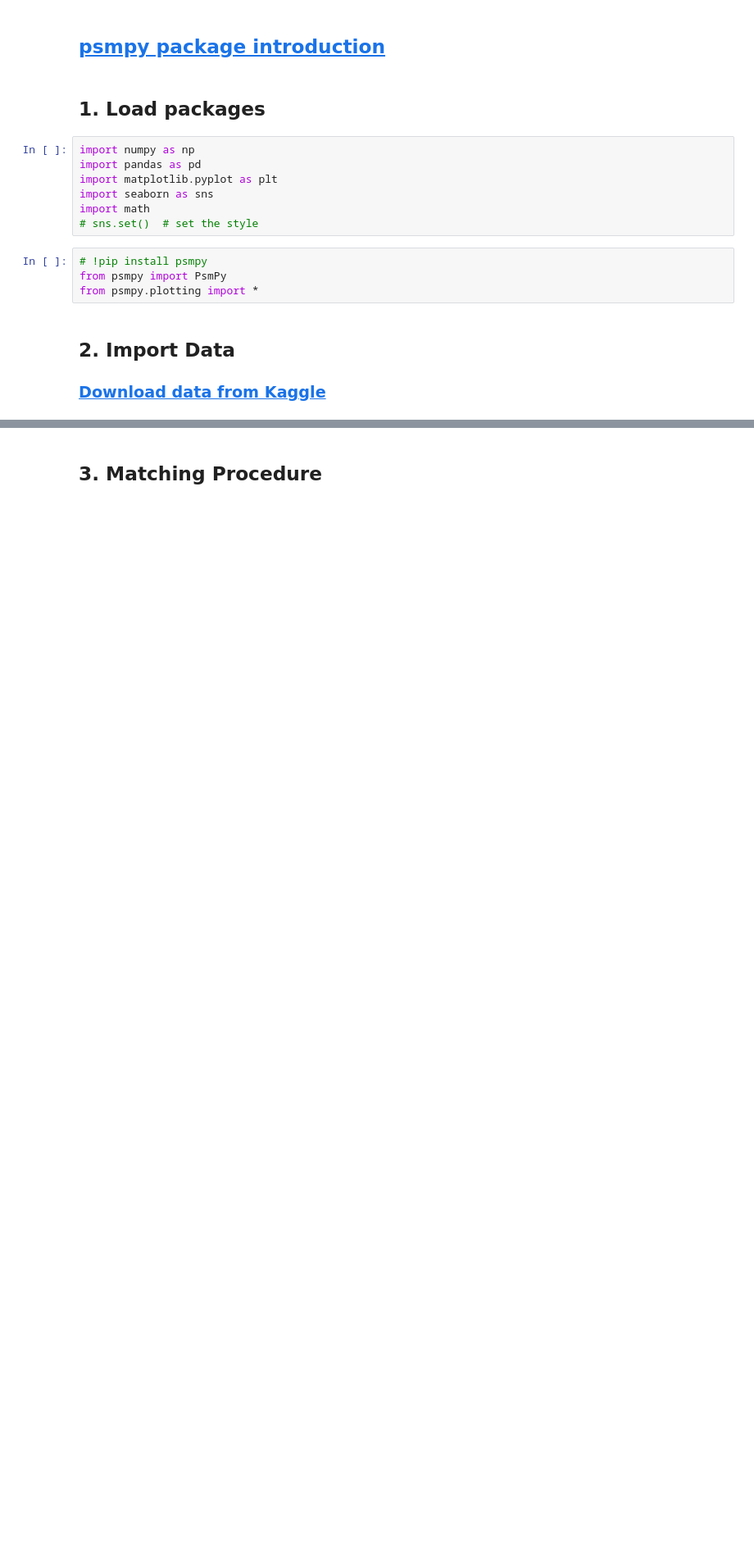
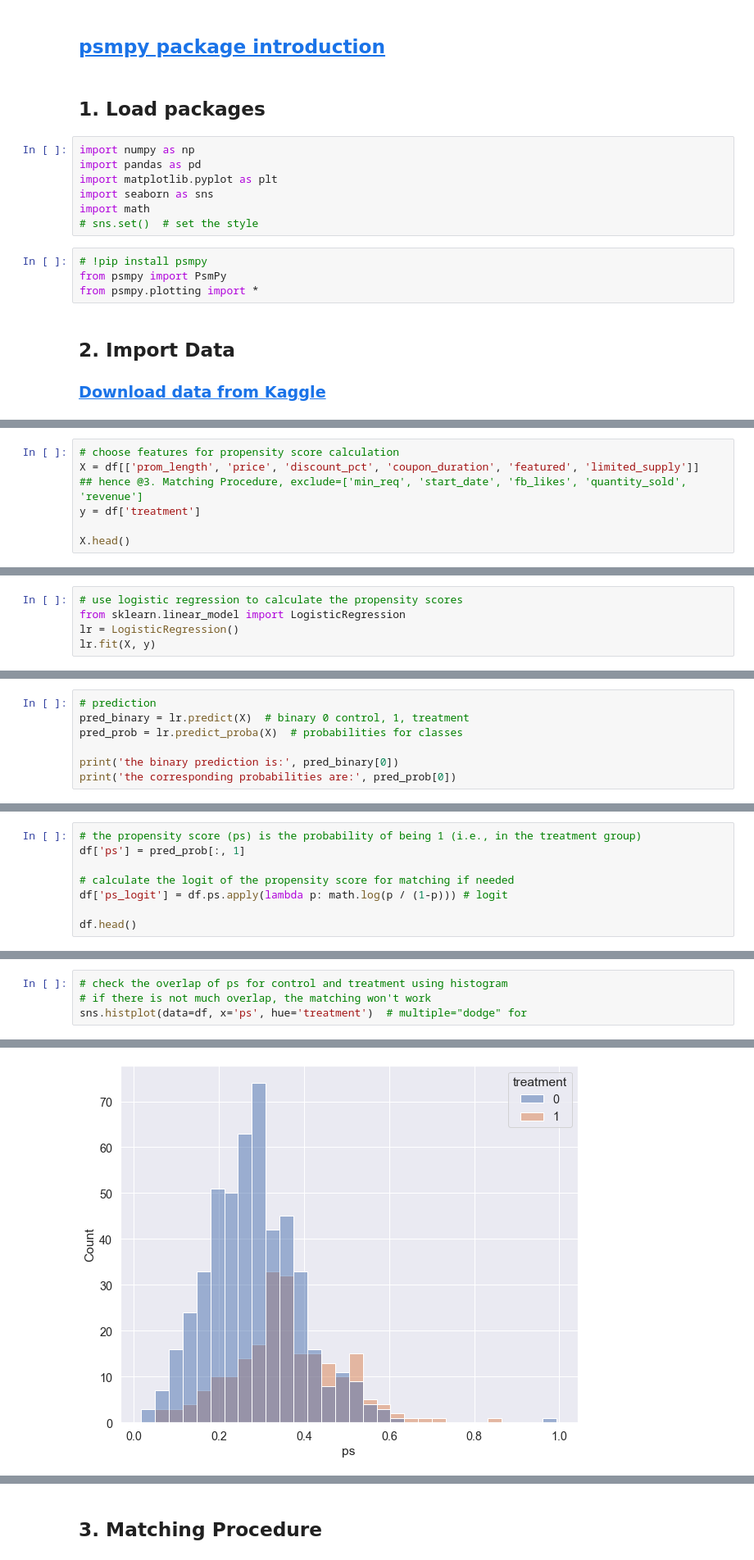
Before and after one commit to 2joonh2/KCB-Mealtable, a Jupyter notebook: python-psm/propensity-score-matching-in-python.ipynb, the cells around one changed output, grey strips where cells are left out. Shown: that part at 82% size. Saved outputs shown, nothing was run; the diff lists cells and outputs as text; blank space fills up the shorter version.

```diff
--- a/python-psm/propensity-score-matching-in-python.ipynb
+++ b/python-psm/propensity-score-matching-in-python.ipynb
@@ -28,0 +73,7 @@ df.head()
+# %%
+# choose features for propensity score calculation
+X = df[['prom_length', 'price', 'discount_pct', 'coupon_duration', 'featured', 'limited_supply']]
+## hence @3. Matching Procedure, exclude=['min_req', 'start_date', 'fb_likes', 'quantity_sold', 'revenue']
+y = df['treatment']
+
+X.head()
@@ -28,0 +87,5 @@ df.head()
+# %%
+# use logistic regression to calculate the propensity scores
+from sklearn.linear_model import LogisticRegression
+lr = LogisticRegression()
+lr.fit(X, y)
@@ -28,0 +109,7 @@ df.head()
+# %%
+# prediction
+pred_binary = lr.predict(X)  # binary 0 control, 1, treatment
+pred_prob = lr.predict_proba(X)  # probabilities for classes
+
+print('the binary prediction is:', pred_binary[0])
+print('the corresponding probabilities are:', pred_prob[0])
@@ -28,0 +119,8 @@ df.head()
+# %%
+# the propensity score (ps) is the probability of being 1 (i.e., in the treatment group)
+df['ps'] = pred_prob[:, 1]
+
+# calculate the logit of the propensity score for matching if needed
+df['ps_logit'] = df.ps.apply(lambda p: math.log(p / (1-p))) # logit
+
+df.head()
@@ -28,0 +136,5 @@ df.head()
+# %%
+# check the overlap of ps for control and treatment using histogram
+# if there is not much overlap, the matching won't work
+sns.histplot(data=df, x='ps', hue='treatment')  # multiple="dodge" for
+# %% [output]
@@ -28,0 +142 @@ df.head()
+[figure, added]
```
Also changed, not shown: parts of 27 cells of this notebook, 1 other file.
